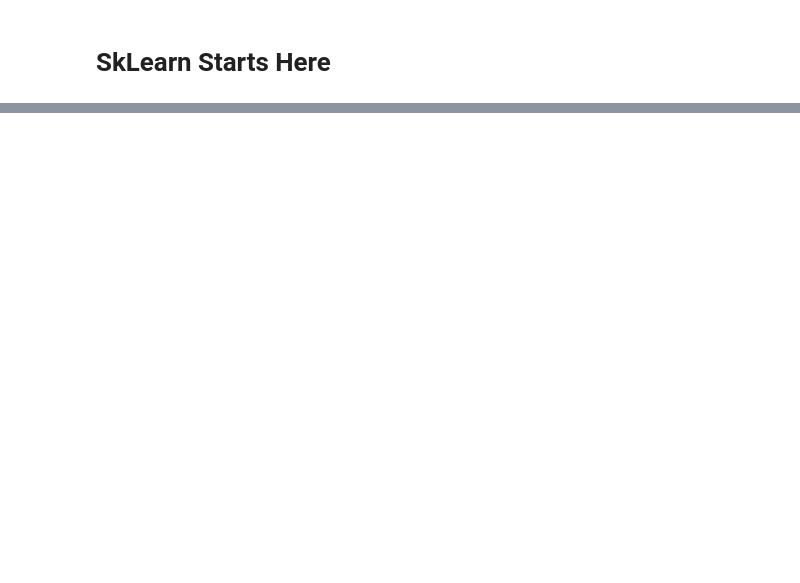
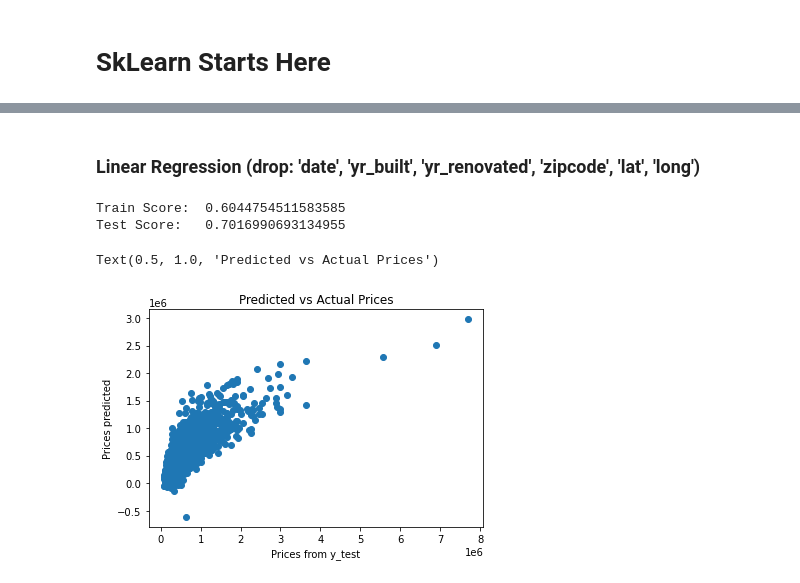
Before and after one commit to mankah/Project-2, a Jupyter notebook: Notebook.ipynb, the cells around one changed output, grey strips where cells are left out. Drawn from its saved outputs; the diff is of its cells as text; code cells hidden in the pictures; blank space fills up the shorter version.

```diff
--- a/Notebook.ipynb
+++ b/Notebook.ipynb
@@ -218,0 +291,28 @@ score_lr
+# %% [markdown]
+### Linear Regression (drop: 'date', 'yr_built', 'yr_renovated', 'zipcode', 'lat', 'long')
+# %%
+X = df[['bedrooms','bedrooms','bathrooms','sqft_living','sqft_lot','floors','waterfront','view','condition',
+       'grade','sqft_above','sqft_basement','sqft_living15','sqft_lot15']]
+y = df['price']
+
+X_train, X_test, y_train, y_test = train_test_split(X, y, test_size=0.2, random_state=42)
+
+lr = LinearRegression()
+lr.fit(X_train, y_train)
+
+train_score = lr.score(X_train, y_train)
+train_score = lr.score(X_test, y_test)
+
+print('Train Score: ', train_score)
+print('Test Score:  ', test_score)
+
+price_predict = lr.predict(X_test)
+plt.scatter(y_test, price_predict)
+plt.xlabel('Prices from y_test')
+plt.ylabel('Prices predicted');
+plt.title('Predicted vs Actual Prices')
+# %% [output]
+Train Score:  0.6044754511583585
+Test Score:   0.7016990693134955
+Text(0.5, 1.0, 'Predicted vs Actual Prices')
+[figure, added]
```
Also changed, not shown: parts of 26 cells of this notebook.
